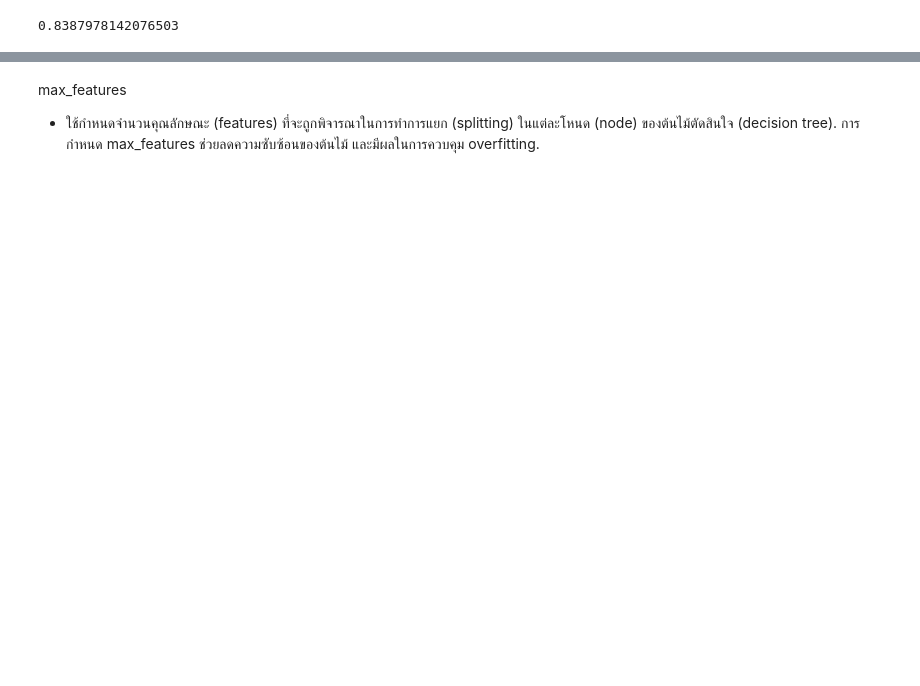
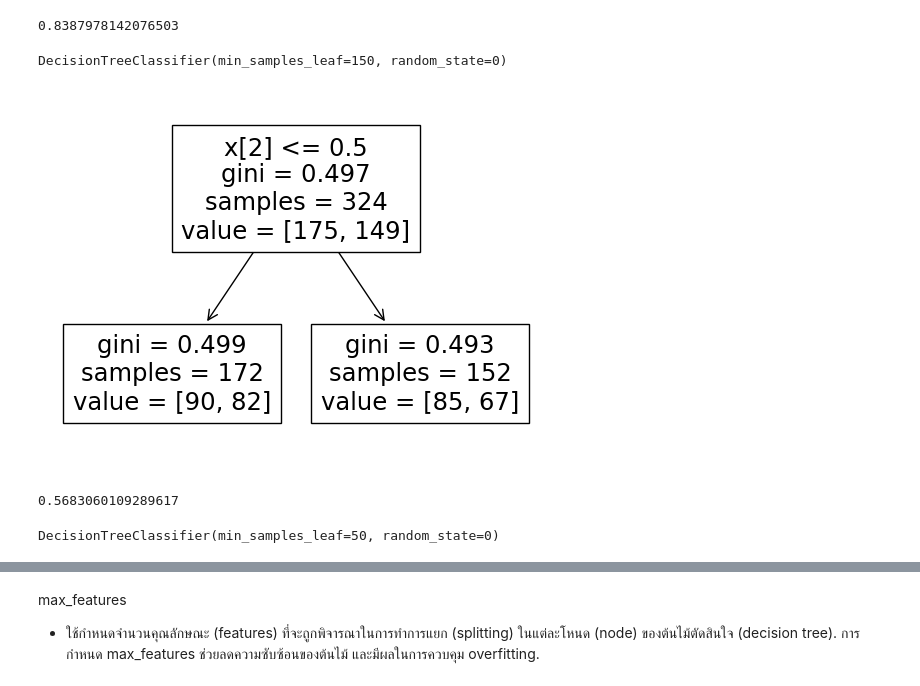
Before and after one commit to kwansawanth/BSC_DPDM23, a Jupyter notebook: Classification.ipynb, the cells around one changed output, grey strips where cells are left out. Cells and saved outputs as stored; diff of their text form; code cells hidden in the pictures; blank space fills up the shorter version.

```diff
--- a/Classification.ipynb
+++ b/Classification.ipynb
@@ -318,2 +294,12 @@ accuracy_score(y_test, y_predictHW2_1)
 # %% [output]
 0.8387978142076503
+# %%
+Dtreemin_samples_leaf2 = DecisionTreeClassifier(random_state=0,min_samples_leaf=150) #min_samples_leaf=150
+# %%
+Dtreemin_samples_leaf2.fit(X_train,y_train)
+# %% [output]
+DecisionTreeClassifier(min_samples_leaf=150, random_state=0)
+# %%
+tree.plot_tree(Dtreemin_samples_leaf2);
+# %% [output]
+[figure, added]
@@ -319,0 +308,4 @@ accuracy_score(y_test, y_predictHW2_1)
+# %%
+accuracy_score(y_test,y_predictsamples_leaf150)
+# %% [output]
+0.5683060109289617
@@ -319,0 +314,4 @@ accuracy_score(y_test, y_predictHW2_1)
+# %%
+Dtreemin_samples_leaf3.fit(X_train,y_train)
+# %% [output]
+DecisionTreeClassifier(min_samples_leaf=50, random_state=0)
```
Also changed, not shown: parts of 189 cells of this notebook.
